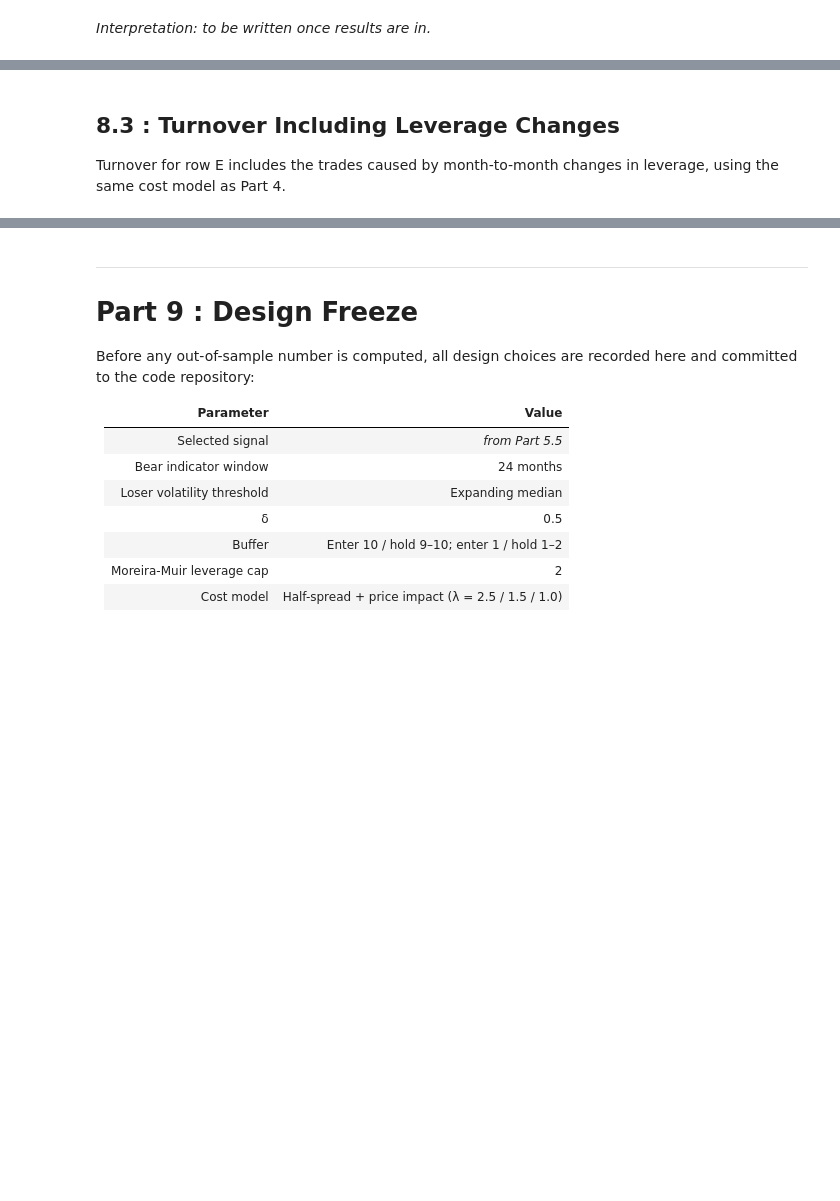
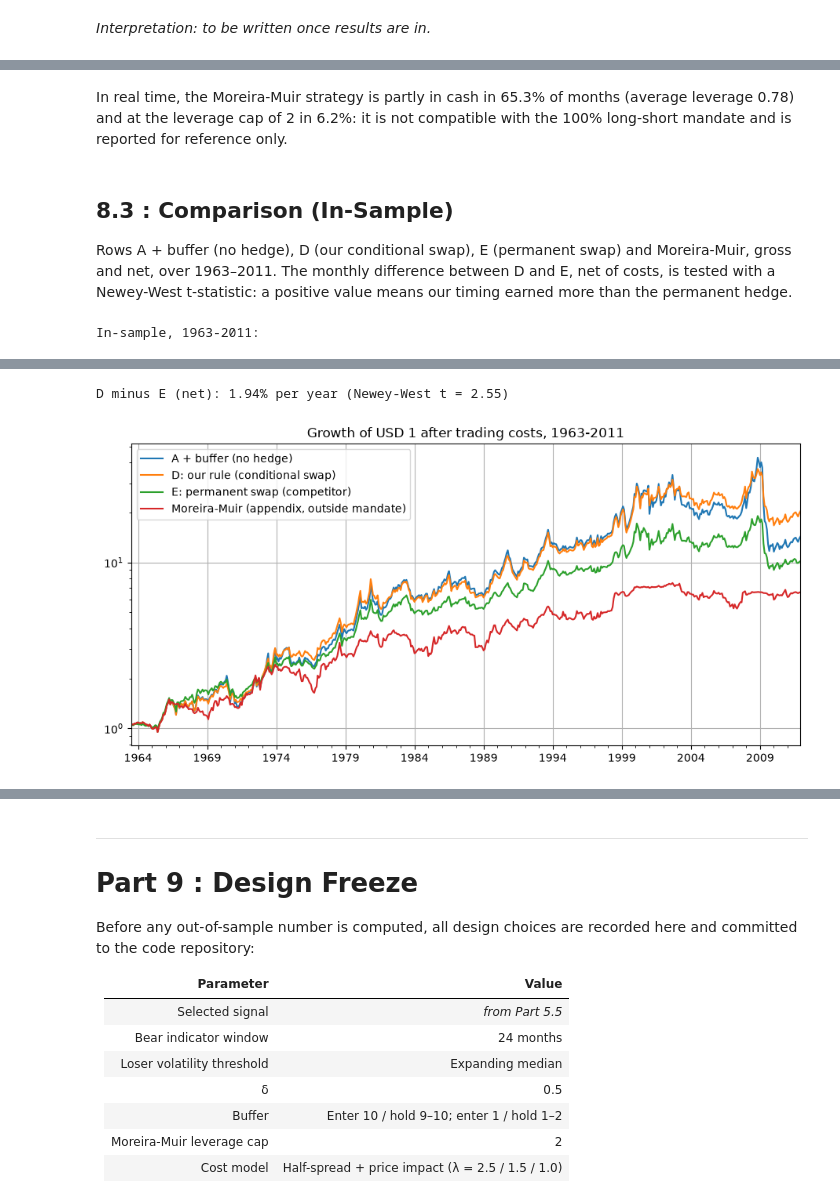
Before and after one commit to olol2/AppliedInvestments, a Jupyter notebook: Momentum_Robust_Notebook.ipynb, the cells around one changed output, grey strips where cells are left out. Cells and saved outputs as stored; diff of their text form; code cells hidden in the pictures; blank space fills up the shorter version.

```diff
--- a/Momentum_Robust_Notebook.ipynb
+++ b/Momentum_Robust_Notebook.ipynb
@@ -2028,0 +2152,22 @@ $$\sigma^2_t = \sum_{d \in t}\left(r_d - \bar{r}_t\right)^2$$
+# %%
+# 8.1 Row E = main competitor: the same strategy as D (12-1, buffer, 100% long / 100% short), but with a share
+# DELTA of the short leg swapped to the market leg EVERY month, not only when our rule triggers.
+# D vs E isolates the value of the timing: does a permanent hedge do as well as our conditional one?
+def swap_with_trigger(w_l, w_s, delta, trig):
+    """Like swap_strategy (Part 7), with any 0/1 trigger series dated by formation date."""
+    trig_form = trig.reindex(w_s["date"].unique()).fillna(0)
+    a = w_s.assign(w=w_s["w"] * (1 - delta * w_s["date"].map(trig_form)))
+    m = w_market[w_market["date"].map(trig_form) == 1]
+    b = m.assign(w=m["w"] * delta)
+    short_w = (pd.concat([a, b]).groupby(["date", "PERMNO"], as_index=False)
+               .agg(w=("w", "sum"), ret_next=("ret_next", "first")))
+    short_w = short_w[short_w["w"] > 0]
+    return simple_strategy(w_l, short_w)
+
+always = pd.Series(1, index=trigger.index)
+row_E = swap_with_trigger(w_long_buf, w_short_buf, DELTA, always)
+
+# Consistency: with our trigger, the same function must reproduce row D exactly
+row_D_check = swap_with_trigger(w_long_buf, w_short_buf, DELTA, trigger)
+print(f"Row D rebuilt with the general function matches Part 7: "
+      f"{np.allclose(row_D_check['gross'].loc[:IS_END], row_D['gross'].loc[:IS_END])}")
@@ -2037,4 +2246,27 @@ The full-sample $c$ version goes in the appendix, flagged as having look-ahead b
+# %% [markdown]
+In real time, the Moreira-Muir strategy is partly in cash in 65.3% of months (average leverage 0.78) and at the leverage cap of 2 in 6.2%: it is not compatible with the 100% long-short mandate and is reported for reference only.
 # %% [markdown]
-## 8.3 : Turnover Including Leverage Changes
+## 8.3 : Comparison (In-Sample)
 
-Turnover for row E includes the trades caused by month-to-month changes in leverage, using the same cost model as Part 4.
+Rows A + buffer (no hedge), D (our conditional swap), E (permanent swap) and Moreira-Muir, gross and net, over 1963–2011. The monthly difference between D and E, net of costs, is tested with a Newey-West t-statistic: a positive value means our timing earned more than the permanent hedge.
+# %%
+# 8.3 Comparison, in-sample only (1963-2011)
+rows_8 = {"A + buffer (no hedge)": row_A_buf, "D: our rule (conditional swap)": row_D,
+          "E: permanent swap (competitor)": row_E, "Moreira-Muir (appendix, outside mandate)": row_MM}
+table_8 = compare(rows_8)
+table_8["Net mean (% p.a.)"] = [1200 * s["net"].loc[SAMPLE_START:IS_END].mean() for s in rows_8.values()]
+print("In-sample, 1963-2011:")
+display(table_8.round(2))
+
+# D minus E each month: positive = our timing earned more than the permanent hedge
+diff = (row_D["net"] - row_E["net"]).loc[SAMPLE_START:IS_END]
+fit = sm.OLS(diff, np.ones(len(diff))).fit(cov_type="HAC", cov_kwds={"maxlags": NW_LAGS})
+print(f"D minus E (net): {1200 * diff.mean():.2f}% per year (Newey-West t = {fit.tvalues.iloc[0]:.2f})")
+
+ax = (1 + pd.DataFrame({k: v["net"] for k, v in rows_8.items()}).loc[SAMPLE_START:IS_END]).cumprod().plot(
+    logy=True, figsize=(11, 5), title="Growth of USD 1 after trading costs, 1963-2011")
+ax.set_xlabel("")
+plt.savefig(OUTPUT / "fig_8_competitors.png", dpi=150, bbox_inches="tight")
+plt.show()
+# %% [output]
+In-sample, 1963-2011:
@@ -2040,0 +2278,2 @@ Turnover for row E includes the trades caused by month-to-month changes in lever
+D minus E (net): 1.94% per year (Newey-West t = 2.55)
+[figure, added]
```
Also changed, not shown: parts of 15 cells of this notebook, 2 other files.
